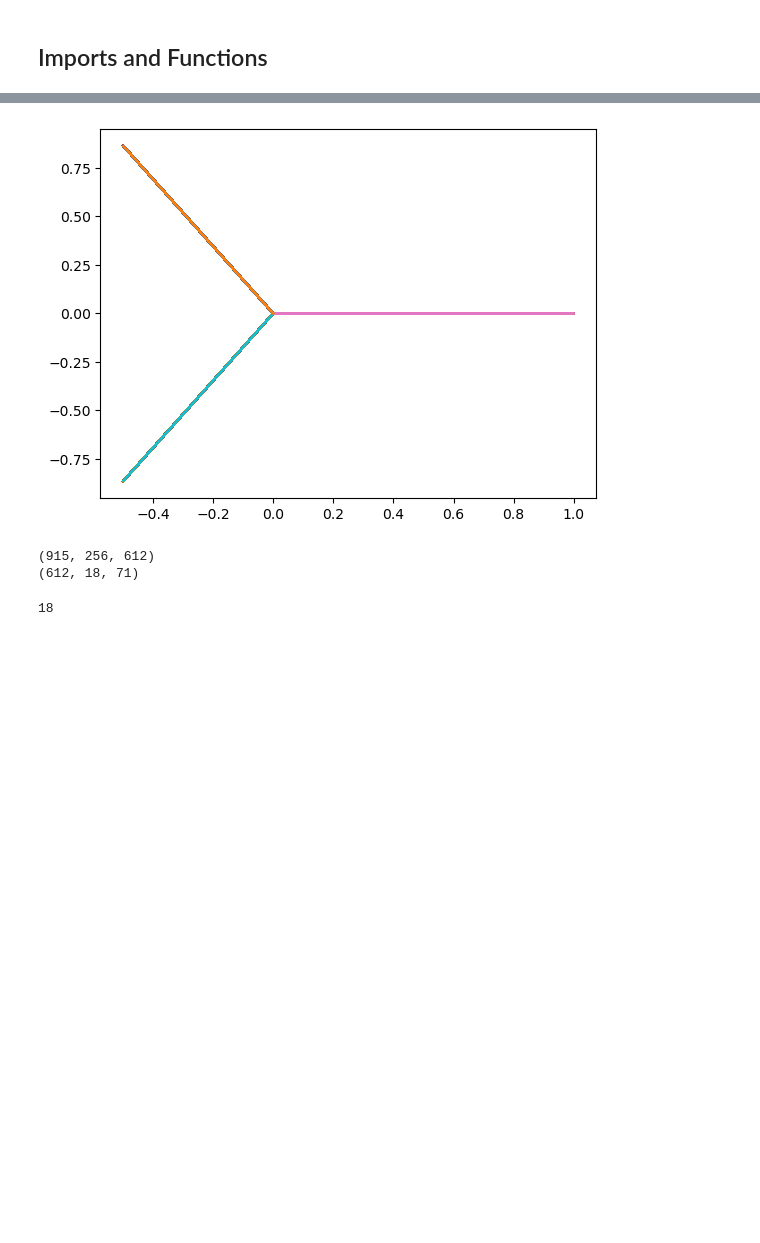
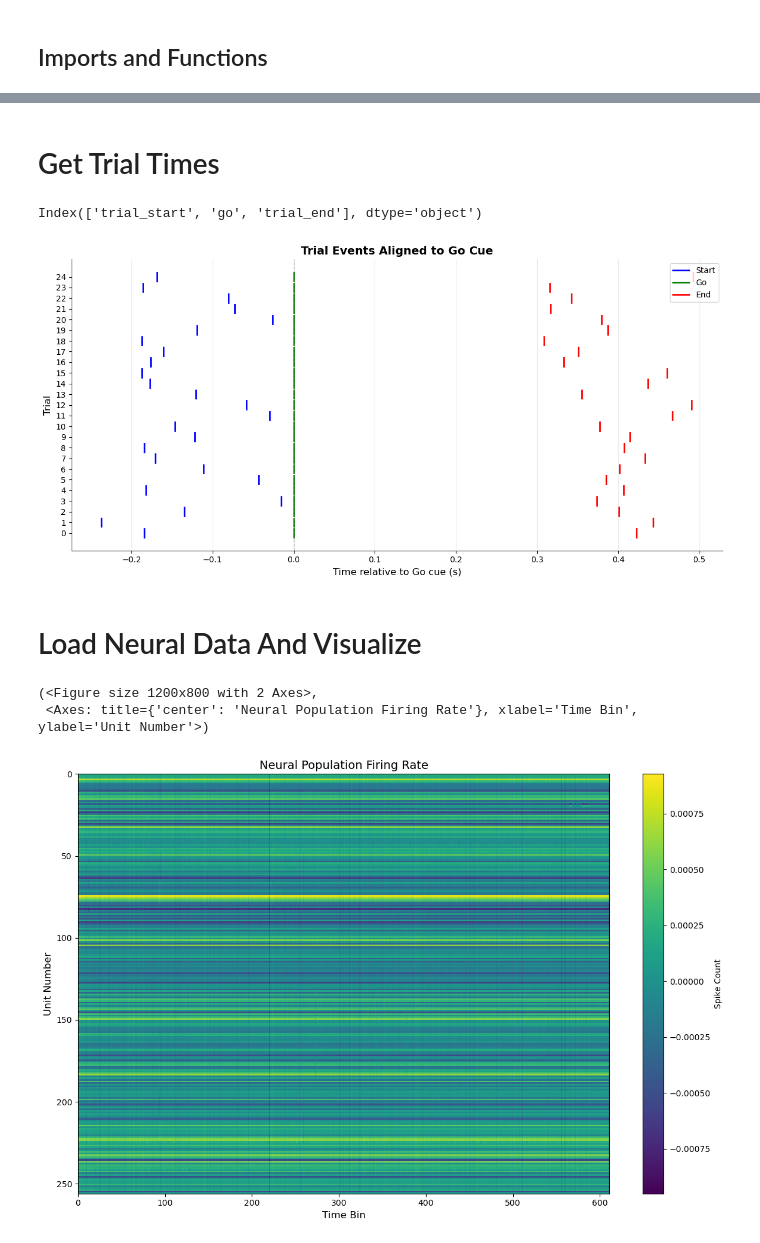
Before and after one commit to zach8421/UW-CSE583-humanSayMonkeyDo, a Jupyter notebook: examples/human_example.ipynb, the cells around one changed output, grey strips where cells are left out. Cells and saved outputs as stored; diff of their text form; code cells hidden in the pictures; blank space fills up the shorter version.

```diff
--- a/examples/human_example.ipynb
+++ b/examples/human_example.ipynb
@@ -88,12 +126,66 @@ trial_times, metadata = get_trial_times(nwbfile)
+# %% [markdown]
+# Get Trial Times
+# %%
+
+trial_times, metadata = get_trial_times(nwbfile)
+
+# Select 5 trials
+n_trials = 25
+trials_to_plot = trial_times.head(n_trials)
+print(trial_times.keys())
+# Create figure
+fig, ax = plt.subplots(figsize=(12, 6))
+
+# For each trial, align to go time (go = 0)
+for idx, trial in trials_to_plot.iterrows():
+    trial_id = idx
+    go_time = trial['go']
+
+    # Calculate relative times (centered at go)
+    start_rel = trial['trial_start'] - go_time
+    go_rel = 0  # go time is always 0 in aligned coordinates
+    end_rel = trial['trial_end'] - go_time
+
+    # Plot vertical lines
+    ax.plot([start_rel, start_rel], [idx - 0.4, idx + 0.4], 'b-', linewidth=2, label='Start' if idx == 0 else '')
+    ax.plot([go_rel, go_rel], [idx - 0.4, idx + 0.4], 'g-', linewidth=2, label='Go' if idx == 0 else '')
+    ax.plot([end_rel, end_rel], [idx - 0.4, idx + 0.4], 'r-', linewidth=2, label='End' if idx == 0 else '')
+
+# Formatting
+ax.set_xlabel('Time relative to Go cue (s)', fontsize=12)
+ax.set_ylabel('Trial', fontsize=12)
+ax.set_title('Trial Events Aligned to Go Cue', fontsize=14, fontweight='bold')
+ax.set_yticks(range(n_trials))
+#ax.set_yticklabels([f'Trial {int(trial["id"])}' for _, trial in trials_to_plot.iterrows()])
+ax.axvline(0, color='gray', linestyle='--', alpha=0.5, linewidth=1)
+ax.grid(True, alpha=0.3, axis='x')
+ax.legend(loc='upper right', fontsize=10)
+ax.spines['top'].set_visible(False)
+ax.spines['right'].set_visible(False)
+
+plt.tight_layout()
+plt.show()
+# %% [output]
+Index(['trial_start', 'go', 'trial_end'], dtype='object')
+[figure, added]
+# %% [markdown]
+# Load Neural Data And Visualize
 # %%
-
-#cursor_pos = nwbfile.processing['behavior'].data_interfaces['Position'].spatial_series['cursor_pos']
 go_cue_times = trial_times['go']
 window = [0.2, 0.5]  # 200 ms before to 500 ms after go cue
 
-cursor_pos_chunks = get_windowed_pos_chunk(kinematics, timestamps, go_cue_times, window)
+#cursor_pos_chunks = get_windowed_pos_chunk(kinematics, timestamps, go_cue_times, window)
 
-for i, chunk in enumerate(cursor_pos_chunks):
-    plt.plot(chunk[:,0],chunk[:,1])
+neural_data, metadata = get_neural_data(nwbfile, go_cue_times, window)
+
+
+avg_spike_rates = np.mean(neural_data,axis=0)
+
+
+plot_firing_rate_heatmap(avg_spike_rates, time_axis=None, bin_size=None,
+                              figsize=(12, 8), cmap='viridis',
+                              vmin=None, vmax=None, title=None)
 # %% [output]
+(<Figure size 1200x800 with 2 Axes>,
+ <Axes: title={'center': 'Neural Population Firing Rate'}, xlabel='Time Bin', ylabel='Unit Number'>)
-[figure, old version]
+[figure, new version]
@@ -104,8 +191,0 @@ m_neural_data, metadata = get_neural_data(m_nwbfile, go_cue_times, window)
-# %%
-print(np.shape(neural_data))
-print(np.shape(m_neural_data))
-len(m_neural_data[0])
-# %% [output]
-(915, 256, 612)
-(612, 18, 71)
-18
```
Also changed, not shown: parts of 19 cells of this notebook, 7 other files.
